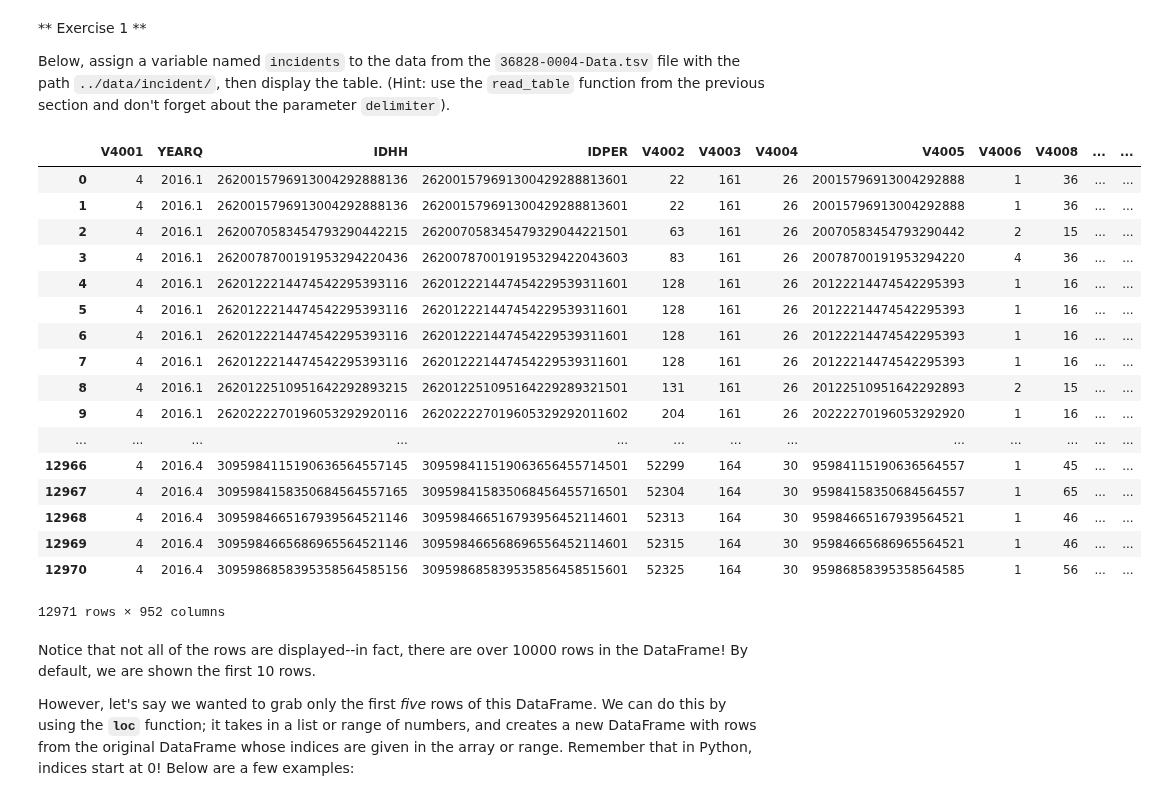
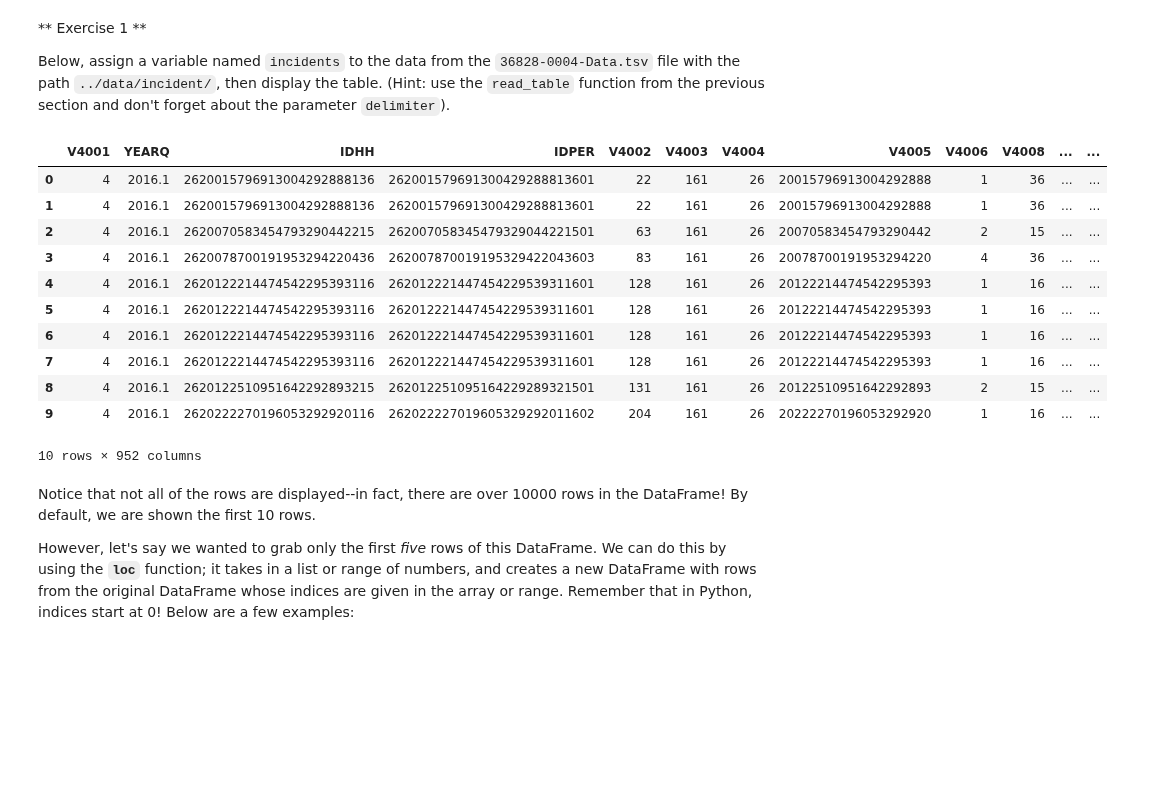
Before and after one commit to ds-modules/LEGALST-190, a Jupyter notebook: LEGALST-123/1-18/lab1.ipynb, the cells around one changed output. Drawn from its saved outputs; the diff is of its cells as text; code cells hidden in the pictures; blank space fills up the shorter version.

```diff
--- a/LEGALST-123/1-18/lab1.ipynb
+++ b/LEGALST-123/1-18/lab1.ipynb
@@ -429,27 +429,23 @@ Below, assign a variable named `incidents` to the data from the `36828-0004-Data
 # %%
 # YOUR CODE HERE
 
 incidents = pandas.read_table("36828-0004-Data.tsv", delimiter='\t')
-incidents
+
+#the head function selects the first n rows or default value of 5 rows
+incidents.head(10)
 # %% [output]
 |  | V4001 | YEARQ | IDHH | IDPER | V4002 | V4003 | V4004 | V4005 | V4006 | V4008 | ... | ... |
 | 0 | 4 | 2016.1 | 2620015796913004292888136 | 262001579691300429288813601 | 22 | 161 | 26 | 20015796913004292888 | 1 | 36 | ... | ... |
 | 1 | 4 | 2016.1 | 2620015796913004292888136 | 262001579691300429288813601 | 22 | 161 | 26 | 20015796913004292888 | 1 | 36 | ... | ... |
 | 2 | 4 | 2016.1 | 2620070583454793290442215 | 262007058345479329044221501 | 63 | 161 | 26 | 20070583454793290442 | 2 | 15 | ... | ... |
 | 3 | 4 | 2016.1 | 2620078700191953294220436 | 262007870019195329422043603 | 83 | 161 | 26 | 20078700191953294220 | 4 | 36 | ... | ... |
 | 4 | 4 | 2016.1 | 2620122214474542295393116 | 262012221447454229539311601 | 128 | 161 | 26 | 20122214474542295393 | 1 | 16 | ... | ... |
 | 5 | 4 | 2016.1 | 2620122214474542295393116 | 262012221447454229539311601 | 128 | 161 | 26 | 20122214474542295393 | 1 | 16 | ... | ... |
 | 6 | 4 | 2016.1 | 2620122214474542295393116 | 262012221447454229539311601 | 128 | 161 | 26 | 20122214474542295393 | 1 | 16 | ... | ... |
 | 7 | 4 | 2016.1 | 2620122214474542295393116 | 262012221447454229539311601 | 128 | 161 | 26 | 20122214474542295393 | 1 | 16 | ... | ... |
 | 8 | 4 | 2016.1 | 2620122510951642292893215 | 262012251095164229289321501 | 131 | 161 | 26 | 20122510951642292893 | 2 | 15 | ... | ... |
 | 9 | 4 | 2016.1 | 2620222270196053292920116 | 262022227019605329292011602 | 204 | 161 | 26 | 20222270196053292920 | 1 | 16 | ... | ... |
-| ... | ... | ... | ... | ... | ... | ... | ... | ... | ... | ... | ... | ... |
-| 12966 | 4 | 2016.4 | 3095984115190636564557145 | 309598411519063656455714501 | 52299 | 164 | 30 | 95984115190636564557 | 1 | 45 | ... | ... |
-| 12967 | 4 | 2016.4 | 3095984158350684564557165 | 309598415835068456455716501 | 52304 | 164 | 30 | 95984158350684564557 | 1 | 65 | ... | ... |
-| 12968 | 4 | 2016.4 | 3095984665167939564521146 | 309598466516793956452114601 | 52313 | 164 | 30 | 95984665167939564521 | 1 | 46 | ... | ... |
-| 12969 | 4 | 2016.4 | 3095984665686965564521146 | 309598466568696556452114601 | 52315 | 164 | 30 | 95984665686965564521 | 1 | 46 | ... | ... |
-| 12970 | 4 | 2016.4 | 3095986858395358564585156 | 309598685839535856458515601 | 52325 | 164 | 30 | 95986858395358564585 | 1 | 56 | ... | ... |
-12971 rows × 952 columns
+10 rows × 952 columns
 # %% [markdown]
 Notice that not all of the rows are displayed--in fact, there are over 10000 rows in the DataFrame! By default, we are shown the first 10 rows.
 
```
Also changed, not shown: parts of 6 cells of this notebook, 5 other files.
